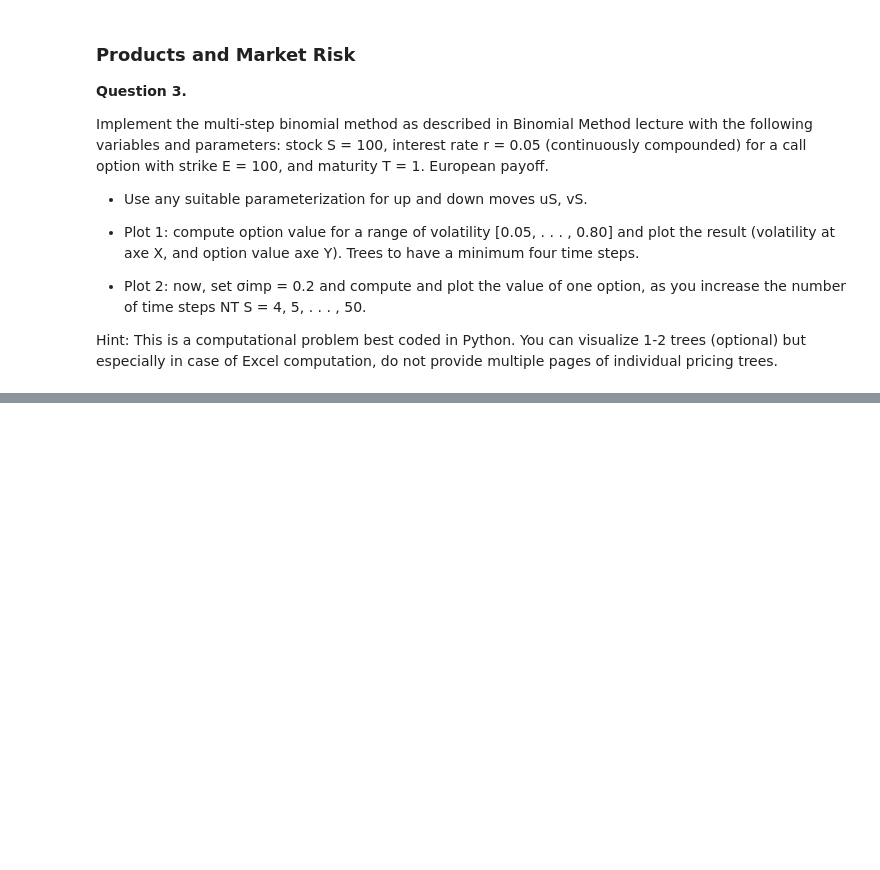
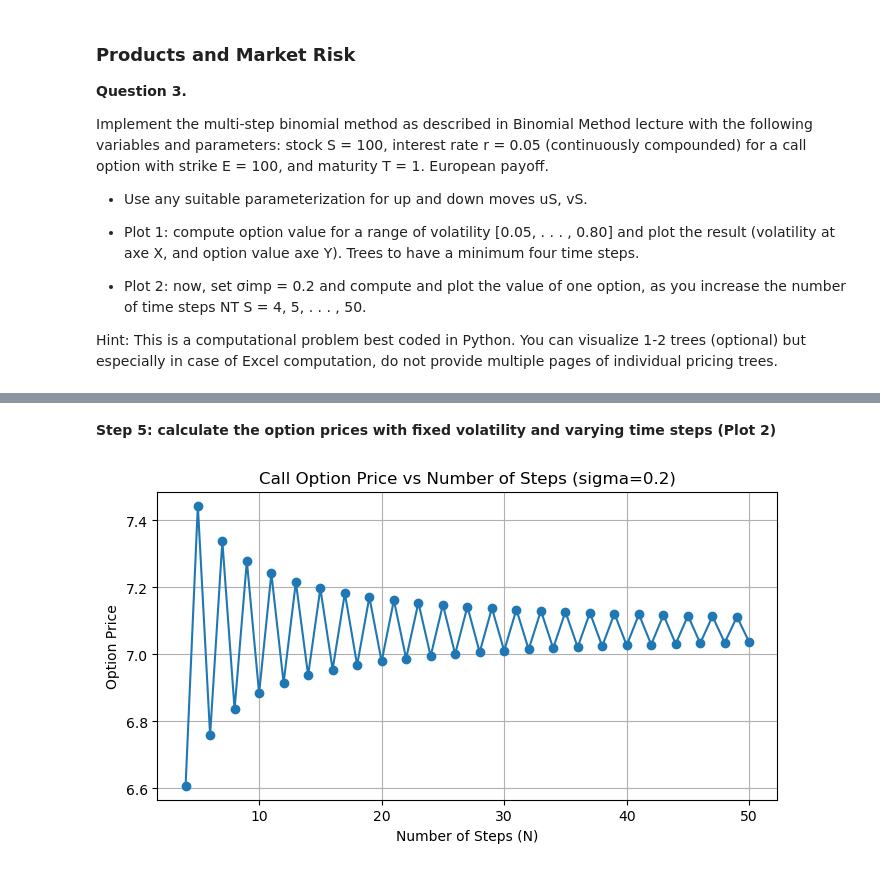
Before and after one commit to runchengxie/quant_practice, a Jupyter notebook: question_3.ipynb, the cells around one changed output, grey strips where cells are left out. Cells and saved outputs as stored; diff of their text form; code cells hidden in the pictures; blank space fills up the shorter version.

```diff
--- a/question_3.ipynb
+++ b/question_3.ipynb
@@ -62,0 +140,20 @@ Eventually, $C_{0,0}$ is the option price
+# %% [markdown]
+**Step 5: calculate the option prices with fixed volatility and varying time steps (Plot 2)**
+# %%
+# Plot 2: given sigma=0.2，option prices with varying time steps
+sigma_fixed = 0.2
+N_values = np.arange(4, 51)  # from 4 to 50
+prices_vs_N = []
+for N in N_values:
+    price = binomial_option_price(S0, E, r, T, sigma_fixed, N)
+    prices_vs_N.append(price)
+
+plt.figure(figsize=(8,4))
+plt.plot(N_values, prices_vs_N, marker='o')
+plt.title('Call Option Price vs Number of Steps (sigma=0.2)')
+plt.xlabel('Number of Steps (N)')
+plt.ylabel('Option Price')
+plt.grid(True)
+plt.show()
+# %% [output]
+[figure, added]
```
Also changed, not shown: parts of 2 cells of this notebook.
